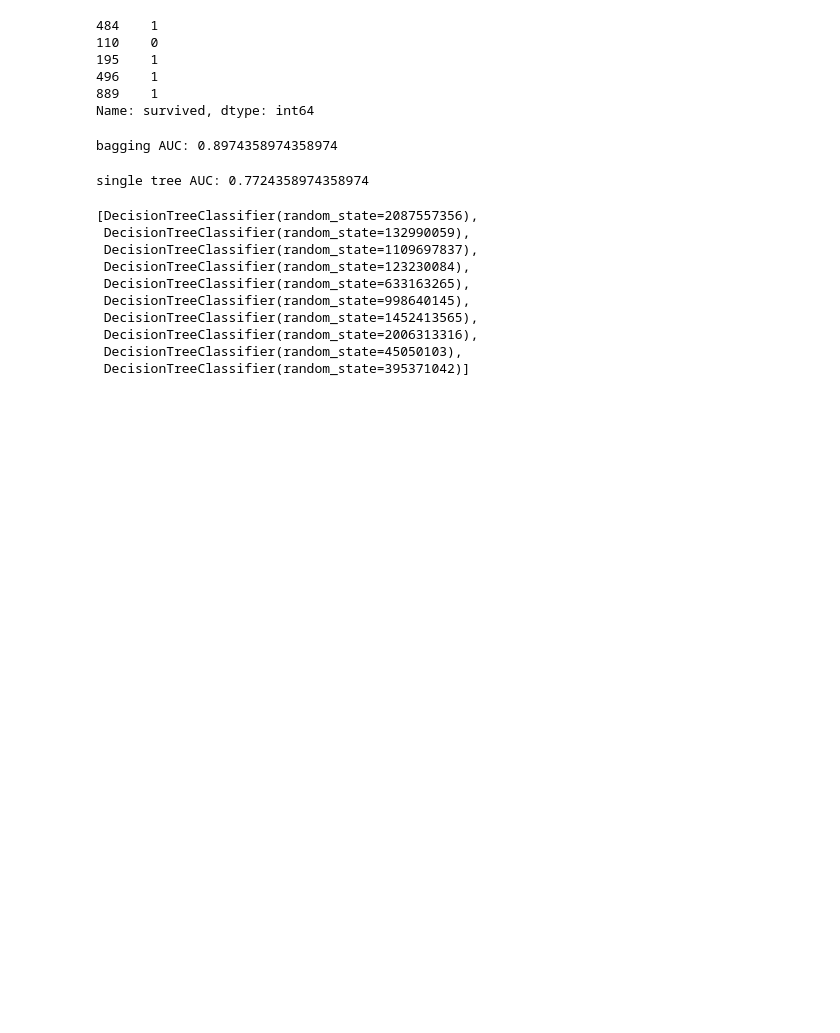
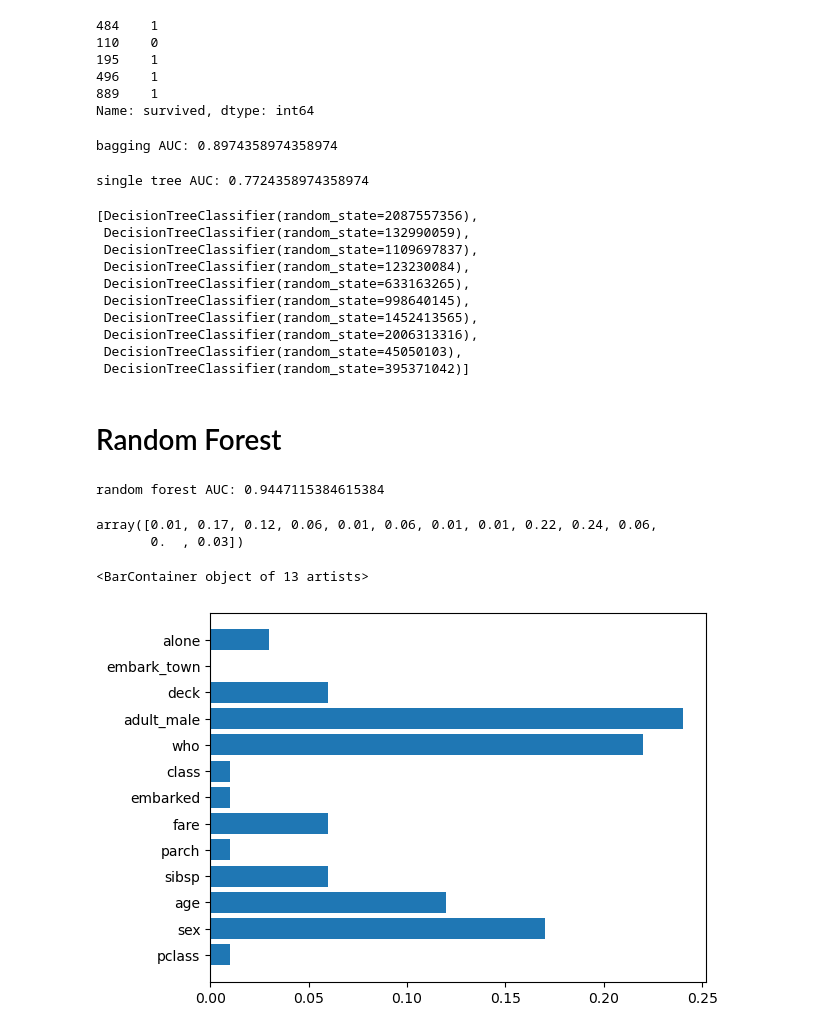
Before and after one commit to keisuke-yoshida4/Machine-Learning, a Jupyter notebook: ensemble/bagging.ipynb, the cells around one changed output. Cells and saved outputs as stored; diff of their text form; code cells hidden in the pictures; blank space fills up the shorter version.

```diff
--- a/ensemble/bagging.ipynb
+++ b/ensemble/bagging.ipynb
@@ -103,3 +104,23 @@ clf.estimators_
  DecisionTreeClassifier(random_state=2006313316),
  DecisionTreeClassifier(random_state=45050103),
  DecisionTreeClassifier(random_state=395371042)]
+# %% [markdown]
+# Random Forest
+# %%
+rf = RandomForestClassifier(n_estimators=100, max_depth=1, random_state=0).fit(X_train, y_train)
+y_pred_rf = rf.predict_proba(X_test)
+print(f"random forest AUC: {roc_auc_score(y_test, y_pred_rf[:, 1])}")
+# %% [output]
+random forest AUC: 0.9447115384615384
+# %%
+rf.feature_importances_
+# %% [output]
+array([0.01, 0.17, 0.12, 0.06, 0.01, 0.06, 0.01, 0.01, 0.22, 0.24, 0.06,
+       0.  , 0.03])
+# %%
+# どの特徴量(カラム）が重要なのか
+# 子供や女性が優先的に助けられたか
+plt.barh(X.columns, rf.feature_importances_)
+# %% [output]
+<BarContainer object of 13 artists>
+[figure, added]
```
Also changed, not shown: parts of 2 cells of this notebook, 2 other files.
